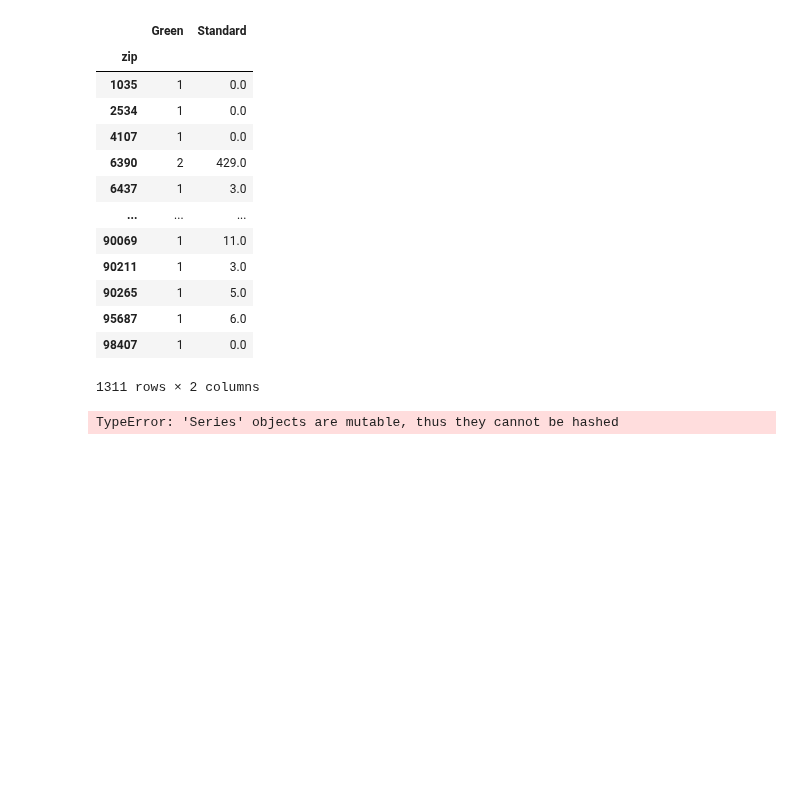
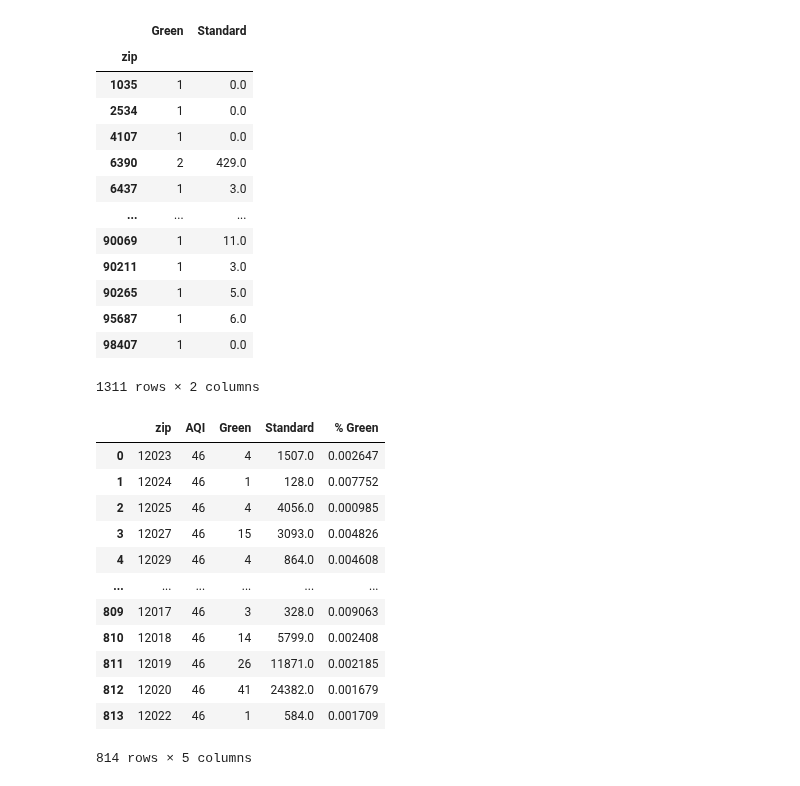
Before and after one commit to paloni-dotcom/Se7en, a Jupyter notebook: Hybrid_vs_Standard.ipynb, the cells around one changed output. Saved outputs shown, nothing was run; the diff lists cells and outputs as text; code cells hidden in the pictures; blank space fills up the shorter version.

```diff
--- a/Hybrid_vs_Standard.ipynb
+++ b/Hybrid_vs_Standard.ipynb
@@ -179,25 +179,18 @@ veh_aqi_2020 = veh_aqi_2020.drop(columns =['Category Number','Category Name',
 #Add Percentage of Green Vehicles
 #2009
 veh_count_09 = veh_aqi_2009['Standard']+ veh_aqi_2009['Green']
-veh_aqi_2009['Percent']= (veh_aqi_2009['Green']/veh_count_09)
-veh_aqi_2009['Percent']= veh_aqi_2009['Percent'].astype(float).astype(float).map("{:.2%}".format)
+veh_aqi_2009['% Green']= (veh_aqi_2009['Green']/veh_count_09)
+veh_aqi_2009['% Green']= veh_aqi_2009['% Green'].astype(float)
+#.map("{:.2%}".format)
 
 #2015
 veh_count_15 = veh_aqi_2015['Standard']+ veh_aqi_2015['Green']
-veh_aqi_2015['Percent']= (veh_aqi_2015['Green']/veh_count_15)
-veh_aqi_2015['Percent']= veh_aqi_2015['Percent'].astype(float).astype(float).map("{:.2%}".format)
+veh_aqi_2015['% Green']= (veh_aqi_2015['Green']/veh_count_15)
+veh_aqi_2015['% Green']= veh_aqi_2015['% Green'].astype(float)
+#.map("{:.2%}".format)
 
 #2020
 veh_count_20 = veh_aqi_2020['Standard']+ veh_aqi_2020['Green']
 veh_aqi_2020['% Green']= (veh_aqi_2020['Green']/veh_count_20)
-veh_aqi_2020['% Green']= veh_aqi_2020['% Green'].astype(float).astype(float).map("{:.2%}".format)
+veh_aqi_2020['% Green']= veh_aqi_2020['% Green'].astype(float)
+#.map("{:.2%}".format)
-# %%
-# Zipcode with largest concentration of green Vehicles
-#create dictionarys
-veh_dict_09 = veh_aqi_2009.to_dict()
-veh_dict_15 = veh_aqi_2015.to_dict()
-veh_dict_20 = veh_aqi_2020.to_dict()
-
-print(veh_dict_09[veh_aqi_2009['% Green'] == veh_aqi_2009['% Green'].max()])
-# %% [output]
-TypeError: 'Series' objects are mutable, thus they cannot be hashed
@@ -209 +197,18 @@ veh_dict_20 = veh_aqi_2020.to_dict()
+# %%
+#View DataFrame
+veh_aqi_2020
+# %% [output]
+|  | zip | AQI | Green | Standard | % Green |
+| 0 | 12023 | 46 | 4 | 1507.0 | 0.002647 |
+| 1 | 12024 | 46 | 1 | 128.0 | 0.007752 |
+| 2 | 12025 | 46 | 4 | 4056.0 | 0.000985 |
+| 3 | 12027 | 46 | 15 | 3093.0 | 0.004826 |
+| 4 | 12029 | 46 | 4 | 864.0 | 0.004608 |
+| ... | ... | ... | ... | ... | ... |
+| 809 | 12017 | 46 | 3 | 328.0 | 0.009063 |
+| 810 | 12018 | 46 | 14 | 5799.0 | 0.002408 |
+| 811 | 12019 | 46 | 26 | 11871.0 | 0.002185 |
+| 812 | 12020 | 46 | 41 | 24382.0 | 0.001679 |
+| 813 | 12022 | 46 | 1 | 584.0 | 0.001709 |
+814 rows × 5 columns
 # %%
```
Also changed, not shown: parts of 8 cells of this notebook, 5 other files.
